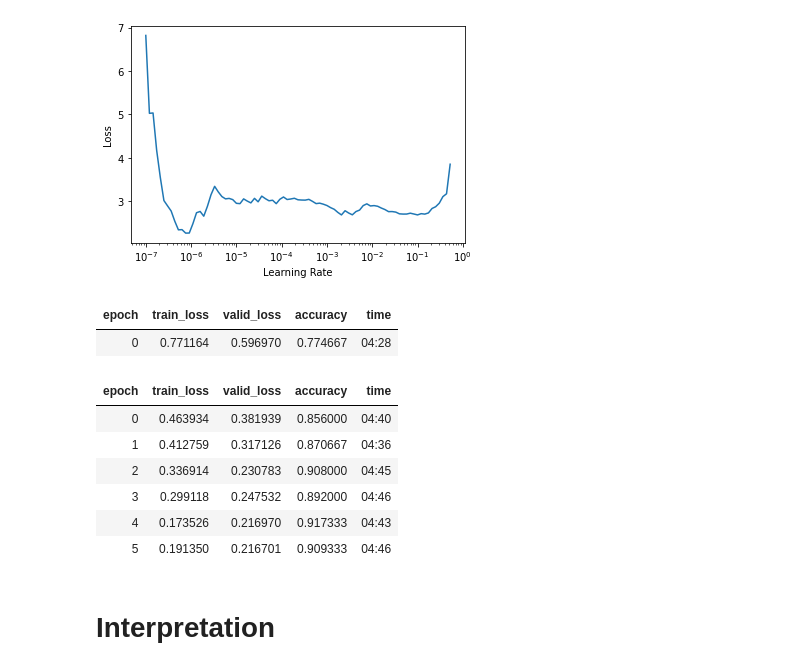
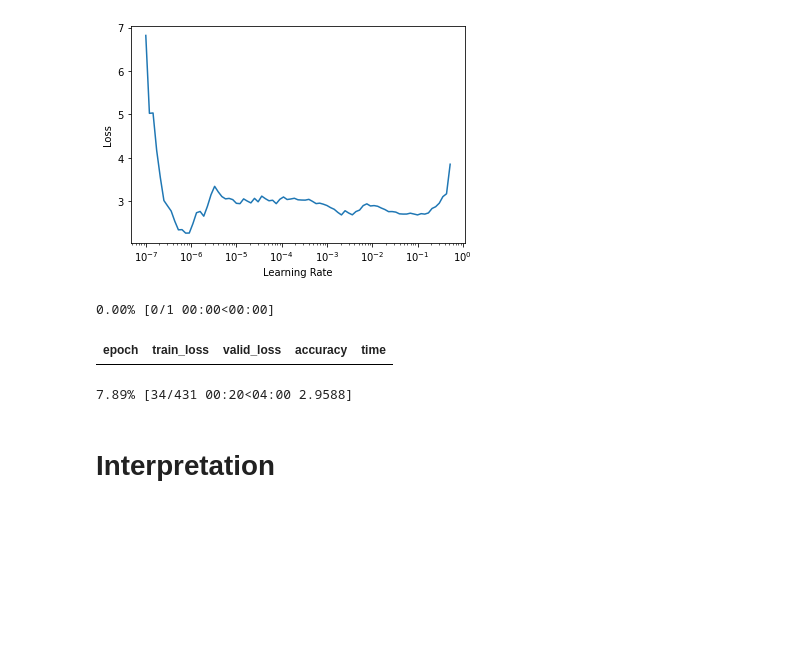
Before and after one commit to omlnaut/gaze_control, a Jupyter notebook: notebooks/05_easy_model_train.ipynb, the cells around one changed output. Cells and saved outputs as stored; diff of their text form; code cells hidden in the pictures; blank space fills up the shorter version.

```diff
--- a/notebooks/05_easy_model_train.ipynb
+++ b/notebooks/05_easy_model_train.ipynb
@@ -83,17 +83,11 @@ learn.lr_find()
 [figure]
 # %%
 learn.fine_tune(6, 1e-3)
-learn.export(storage_path/'lr_hard_center_resnet18_1024_6epochs.pkl')
+learn.export(storage_path/'lr_hard_center_resnet34_1024_6epochs.pkl')
 # %% [output]
+0.00% [0/1 00:00<00:00]
 | epoch | train_loss | valid_loss | accuracy | time |
-| 0 | 0.771164 | 0.596970 | 0.774667 | 04:28 |
-| epoch | train_loss | valid_loss | accuracy | time |
-| 0 | 0.463934 | 0.381939 | 0.856000 | 04:40 |
-| 1 | 0.412759 | 0.317126 | 0.870667 | 04:36 |
-| 2 | 0.336914 | 0.230783 | 0.908000 | 04:45 |
-| 3 | 0.299118 | 0.247532 | 0.892000 | 04:46 |
-| 4 | 0.173526 | 0.216970 | 0.917333 | 04:43 |
-| 5 | 0.191350 | 0.216701 | 0.909333 | 04:46 |
+7.89% [34/431 00:20<04:00 2.9588]
 # %% [markdown]
 # Interpretation
 # %%
```
Also changed, not shown: parts of 3 cells of this notebook, 1 other file.
